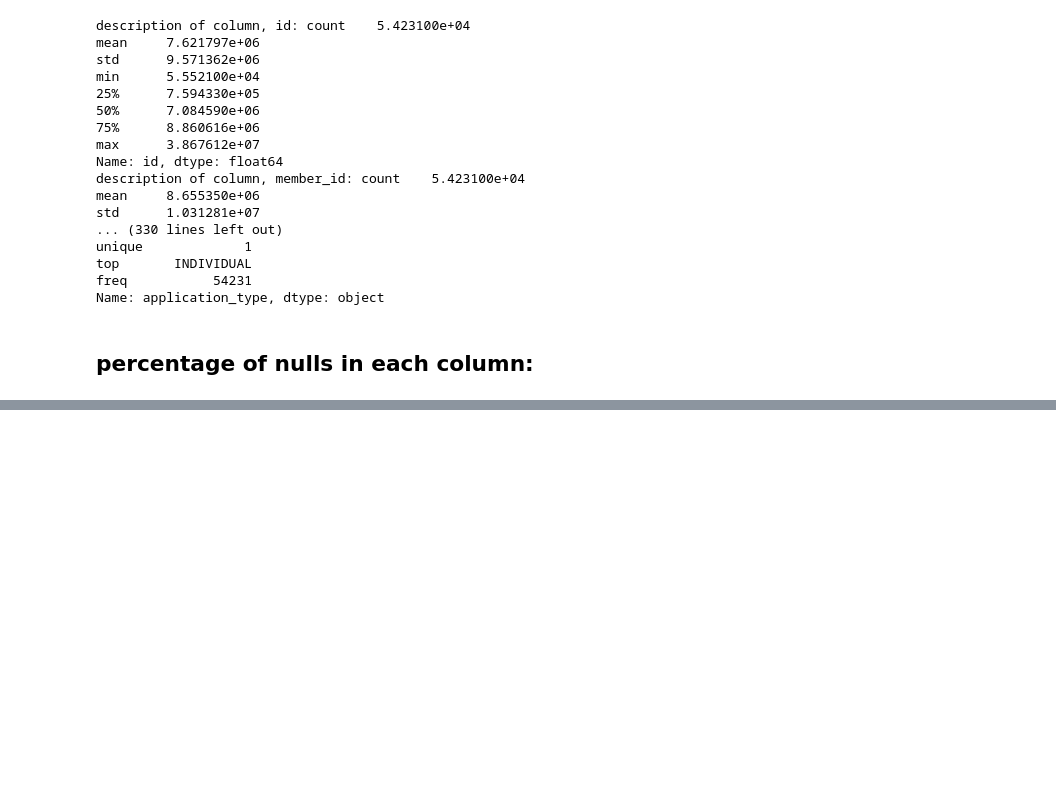
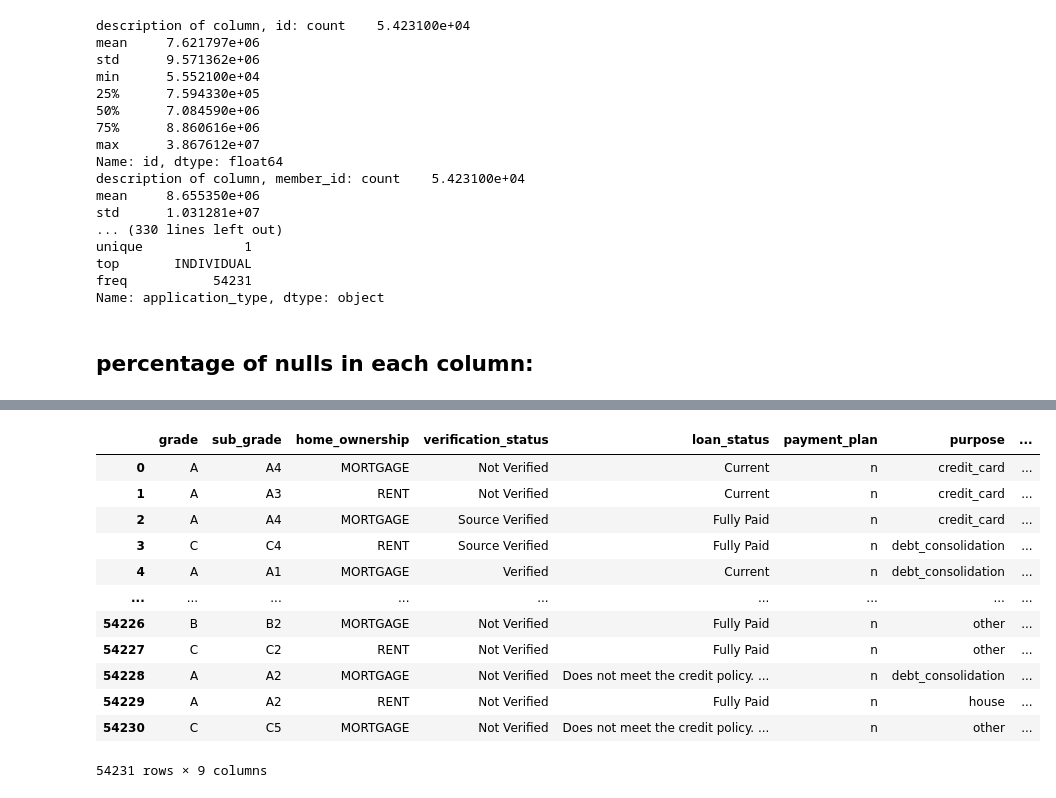
Before and after one commit to mishadcf/exploratory-data-analysis---customer-loans-in-finance928, a Jupyter notebook: EDA.ipynb, the cells around one changed output, grey strips where cells are left out. Drawn from its saved outputs; the diff is of its cells as text; code cells hidden in the pictures; blank space fills up the shorter version.

```diff
--- a/EDA.ipynb
+++ b/EDA.ipynb
@@ -636,0 +899,4 @@ TypeError: DataFrame.insert() missing 2 required positional arguments: 'column'
+# %%
+datecols = [col for col in df.columns if 'date' in col]
+# %%
+datecols.append('earliest_credit_line')
@@ -636,0 +911,4 @@ TypeError: DataFrame.insert() missing 2 required positional arguments: 'column'
+# %%
+
+for col in datecols:
+    df[col] = pd.to_datetime(df[col], format="mixed")
@@ -636,0 +951,6 @@ TypeError: DataFrame.insert() missing 2 required positional arguments: 'column'
+# %%
+
+# Assuming df is your DataFrame
+# Select columns of object type and convert them to 'category'
+object_cols = df.select_dtypes(include='O').columns
+df[object_cols] = df[object_cols].astype('category')
@@ -636,0 +977,16 @@ TypeError: DataFrame.insert() missing 2 required positional arguments: 'column'
+# %%
+df.select_dtypes('category')
+# %% [output]
+|  | grade | sub_grade | home_ownership | verification_status | loan_status | payment_plan | purpose | ... |
+| 0 | A | A4 | MORTGAGE | Not Verified | Current | n | credit_card | ... |
+| 1 | A | A3 | RENT | Not Verified | Current | n | credit_card | ... |
+| 2 | A | A4 | MORTGAGE | Source Verified | Fully Paid | n | credit_card | ... |
+| 3 | C | C4 | RENT | Source Verified | Fully Paid | n | debt_consolidation | ... |
+| 4 | A | A1 | MORTGAGE | Verified | Current | n | debt_consolidation | ... |
+| ... | ... | ... | ... | ... | ... | ... | ... | ... |
+| 54226 | B | B2 | MORTGAGE | Not Verified | Fully Paid | n | other | ... |
+| 54227 | C | C2 | RENT | Not Verified | Fully Paid | n | other | ... |
+| 54228 | A | A2 | MORTGAGE | Not Verified | Does not meet the credit policy. ... | n | debt_consolidation | ... |
+| 54229 | A | A2 | RENT | Not Verified | Fully Paid | n | house | ... |
+| 54230 | C | C5 | MORTGAGE | Not Verified | Does not meet the credit policy. ... | n | other | ... |
+54231 rows × 9 columns
```
Also changed, not shown: parts of 67 cells of this notebook, 5 other files.
